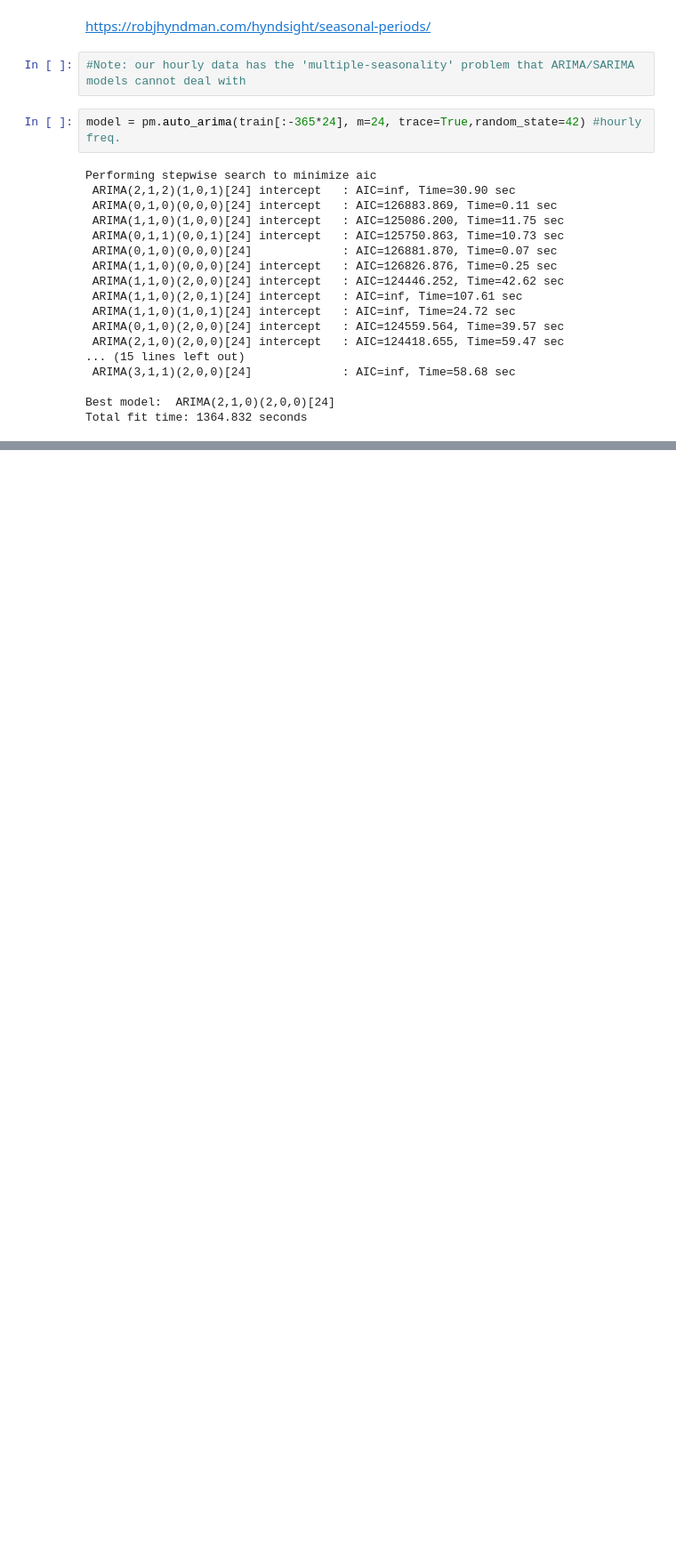
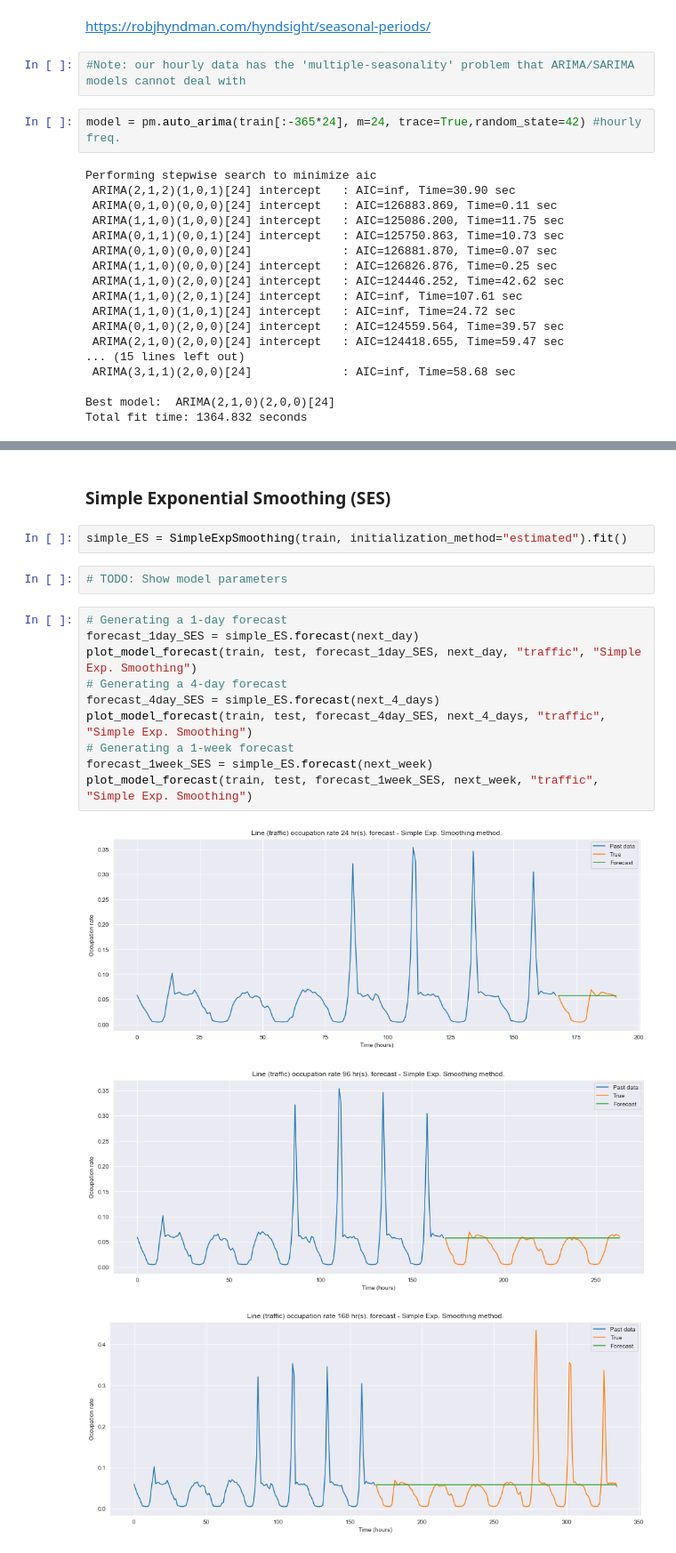
Before and after one commit to andresC98/TSF_Transformers_TFM, a Jupyter notebook: code_notebooks/[TFM] Classical Forecasting Models - Traffic & Electricity Benchmarks.ipynb, the cells around one changed output, grey strips where cells are left out. Shown at 89% size. Cells and saved outputs as stored; diff of their text form; blank space fills up the shorter version.

```diff
--- a/code_notebooks/[TFM] Classical Forecasting Models - Traffic & Electricity Benchmarks.ipynb
+++ b/code_notebooks/[TFM] Classical Forecasting Models - Traffic & Electricity Benchmarks.ipynb
@@ -226,0 +404,20 @@ print("1 week forecast - RMSE: {:.2f}. MAE: {:.2f}.".format(rmse, mae))
+# %% [markdown]
+### Simple Exponential Smoothing (SES)
+# %%
+simple_ES = SimpleExpSmoothing(train, initialization_method="estimated").fit()
+# %%
+# TODO: Show model parameters
+# %%
+# Generating a 1-day forecast
+forecast_1day_SES = simple_ES.forecast(next_day)
+plot_model_forecast(train, test, forecast_1day_SES, next_day, "traffic", "Simple Exp. Smoothing")
+# Generating a 4-day forecast
+forecast_4day_SES = simple_ES.forecast(next_4_days)
+plot_model_forecast(train, test, forecast_4day_SES, next_4_days, "traffic", "Simple Exp. Smoothing")
+# Generating a 1-week forecast
+forecast_1week_SES = simple_ES.forecast(next_week)
+plot_model_forecast(train, test, forecast_1week_SES, next_week, "traffic", "Simple Exp. Smoothing")
+# %% [output]
+[figure, added]
+[figure, added]
+[figure, added]
```
Also changed, not shown: parts of 62 cells of this notebook, 1 other file.
